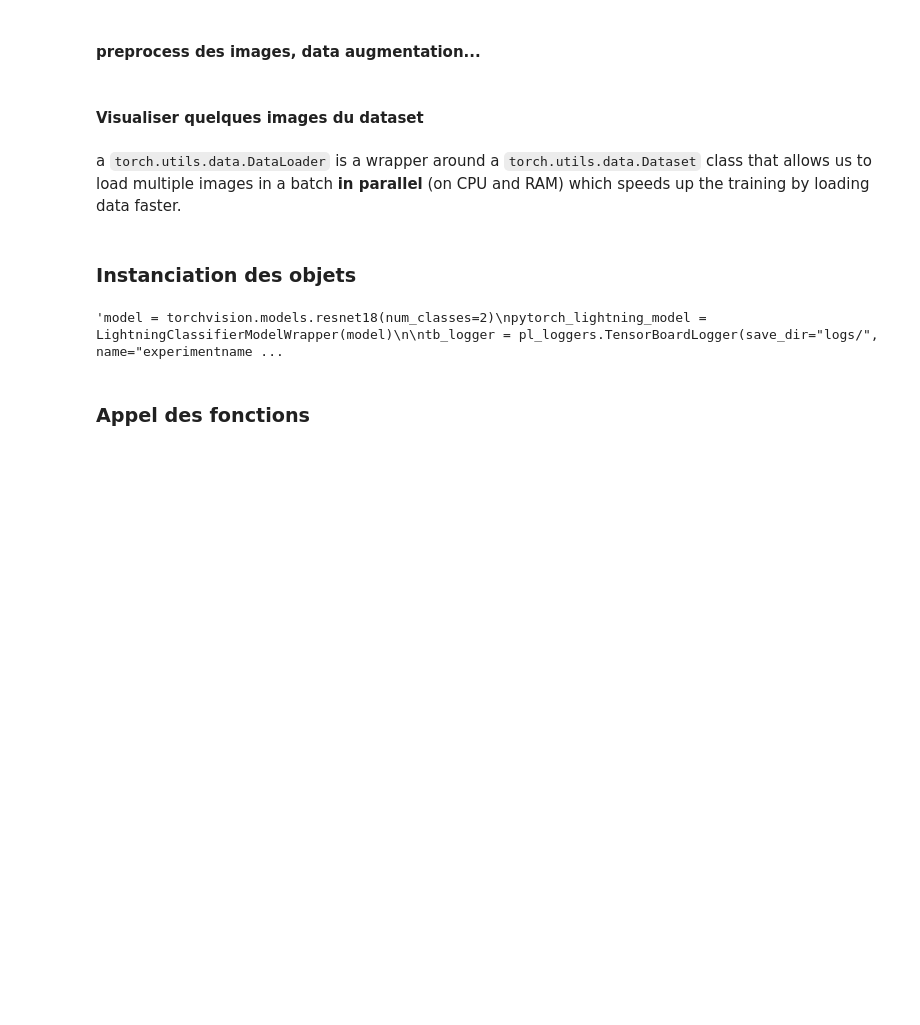
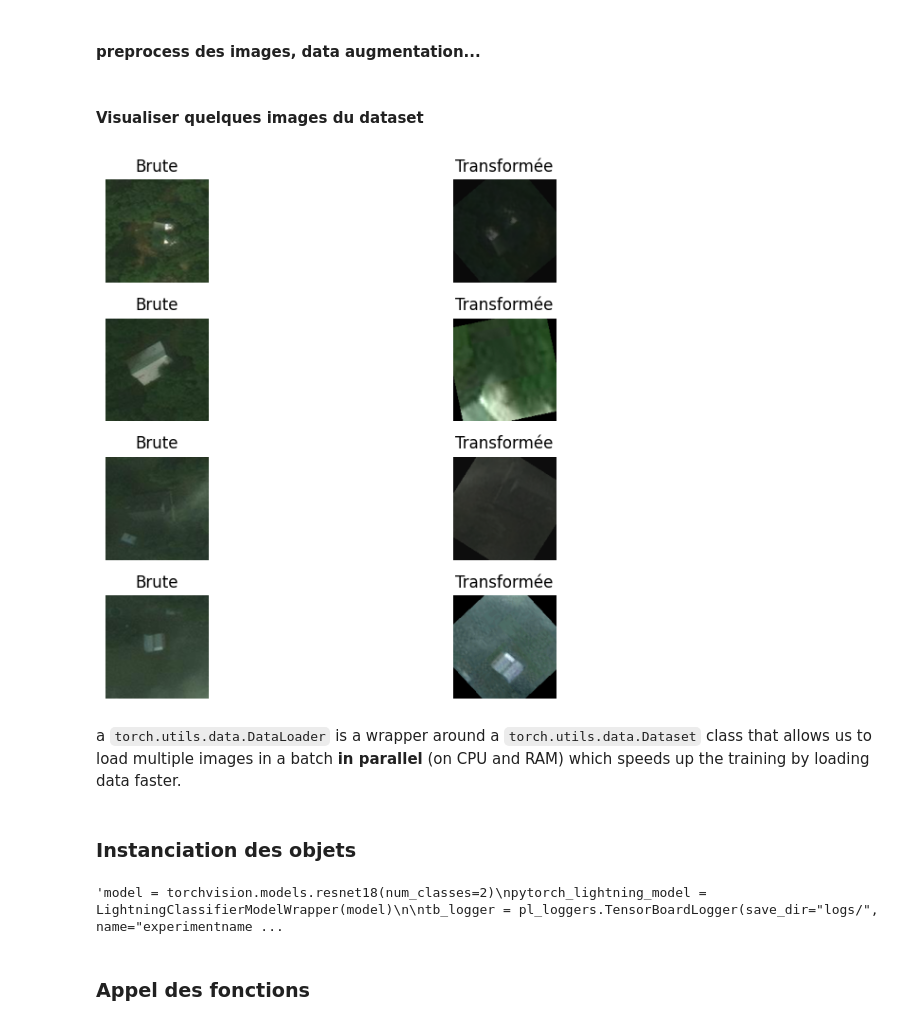
Before and after one commit to nstaehel/IPEO_hurricane_damage_assesment, a Jupyter notebook: main.ipynb, the cells around one changed output. Drawn from its saved outputs; the diff is of its cells as text; code cells hidden in the pictures; blank space fills up the shorter version.

Commit message:
transforms updated and plot corrected

```diff
--- a/main.ipynb
+++ b/main.ipynb
@@ -41,7 +41,7 @@ class GeoEye1(Dataset):
         'damage': 1,
     }
 
-    def __init__(self, root_dir="data/ipeo_hurricane_for_students", split='train', transforms=None):
+    def __init__(self, root_dir="ipeo_hurricane_for_students", split='train', transforms=None):
         self.transforms = transforms
 
         # Chemin du dossier correspondant au split (train/test/validation)
@@ -124,20 +131,21 @@ std_inv = 1 / (std + 1e-7)
 unnormalize = T.Normalize(-mean * std_inv, std_inv)
 
 transforms_train = T.Compose([
-  T.RandomResizedCrop(size=(224, 224), antialias=True),
-  T.RandomGrayscale(p=0.7),
-  T.RandomHorizontalFlip(p=0.8),
-  T.GaussianBlur(kernel_size=(5, 9), sigma=(0.1, 5.0)),
-  T.RandomPosterize(bits=6, p=0.5),
-  T.RandomVerticalFlip(p=0.5),
+  T.RandomResizedCrop(size=(150, 150), antialias=True),
+  T.RandomRotation(degrees=(0, 180)),
+  T.RandomHorizontalFlip(p=0.1),
+  T.RandomVerticalFlip(p=0.1),
+  T.RandomPosterize(bits=6, p=0.1),
   T.ColorJitter(brightness=0.5, contrast=0.5, saturation=0.5 , hue=0.3),
-  T.Resize((224, 224)),
+  #T.RandomAffine(degrees=(0, 180), translate=None, scale=None, shear=None, interpolation='nearest', fill=0),
+
+  T.Resize((150, 150)),
   T.ToTensor(),
   normalize
 ])
 
 transforms_val = T.Compose([
-  T.Resize((224, 224)),
+  T.Resize((150, 150)),
   T.ToTensor(),
   normalize
 ])
@@ -145,33 +153,35 @@ transforms_val = T.Compose([
 #### Visualiser quelques images du dataset
 # %%
 # dataset original (sans augmentations)
-raw_ds = GeoEye1("data/ipeo_hurricane_for_students", "train",
-                 transforms=T.Compose([T.Resize((224,224)), T.ToTensor()]))
+raw_ds = GeoEye1("ipeo_hurricane_for_students", "train",
+                 transforms=T.Compose([T.Resize((150,150)), T.ToTensor()]))
 
 # dataset avec augmentations
-aug_ds = GeoEye1("data/ipeo_hurricane_for_students", "train",
+aug_ds = GeoEye1("ipeo_hurricane_for_students", "train",
                  transforms=transforms_train)
 
 def show_tensor_image(t):
-    img = unnormalize(t).clamp(0,1).permute(1,2,0).cpu().numpy()
+    img = t.clamp(0,1).permute(1,2,0).cpu().numpy()
     plt.imshow(img)
     plt.axis("off")
 
 plt.figure(figsize=(10,6))
 for i in range(4):
     raw_img, _ = raw_ds[i]
     aug_img, _ = aug_ds[i]
 
     plt.subplot(4,2,2*i+1)
     plt.title("Brute")
     show_tensor_image(raw_img)
 
     plt.subplot(4,2,2*i+2)
     plt.title("Transformée")
-    show_tensor_image(aug_img)
+    show_tensor_image(unnormalize(aug_img))
 
 plt.tight_layout()
 plt.show()
+# %% [output]
+[figure, added]
 # %% [markdown]
 a `torch.utils.data.DataLoader` is a wrapper around a `torch.utils.data.Dataset` class that allows us to load multiple images in a batch **in parallel** (on CPU and RAM) which speeds up the training by loading data faster.
 # %%
```
Also changed, not shown: parts of 8 cells of this notebook.
